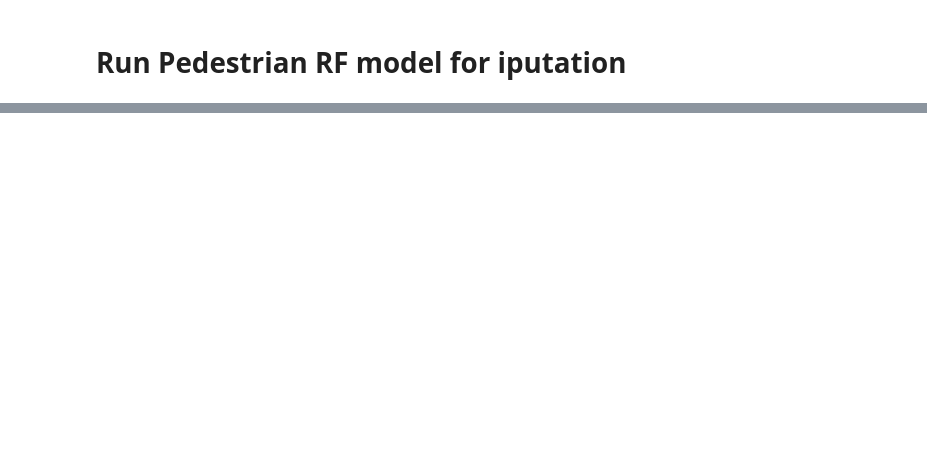
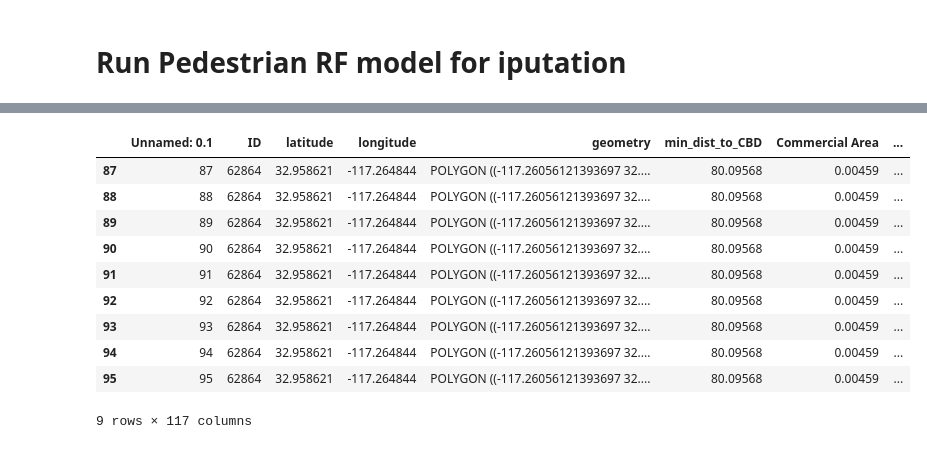
Before and after one commit to mintu07ruet/QC-Article, a Jupyter notebook: RF Model.ipynb, the cells around one changed output, grey strips where cells are left out. Saved outputs shown, nothing was run; the diff lists cells and outputs as text; code cells hidden in the pictures; blank space fills up the shorter version.

```diff
--- a/RF Model.ipynb
+++ b/RF Model.ipynb
@@ -579,0 +977,19 @@ sns.lineplot(data=pred_save, x="month", y="Predicted_MADBT")
+# %%
+# read
+papp=pd.read_csv('C:/UC Berkeley Project Backup/AT Census/Lindsey _QA/QC Article Analysis/Variables/RF_Imputation_model_data/ped_imputation_model_application_data.csv')
+papp1=papp[['month',  'min_dist_to_CBD', 'Commercial Area ',
+       'Distance to commercial area', 'retail Area ',
+       'Distance to retail area', 'industrial Area ',
+       'Distance to industrial area', 'residential Area ',
+       'Distance to residential area', 'forest Area ',
+       'Distance to forest area', 'water Area', 'Distance to water area',
+       'park Area ', 'Distance to Park Center', 'School', 'min_dist_to_school',
+       'college', 'min_dist_to_college', 'University',
+       'min_dist_to_university', 'pct_white', 'pct_African_American',
+       'pct_male', 'pct_female', 'Student Access',
+       'pct_at_least_college_education', 'HH_density', 'Median_HH_income',
+       'population_density', 'Median Age', 'employment_density',
+       'Walk Commuter', 'Percentage of Walk Commuter', 'Walk commuter density',
+       'Strava_MADT', 'Path', 'bike lane', 'bike route', 'Bike Lane',
+       'Cycle Track', 'Trail', 'cycleway', 'secondary', 'tertiary', 'primary',
+       'residential', 'service', 'trunk']]
@@ -579,0 +1000,15 @@ sns.lineplot(data=pred_save, x="month", y="Predicted_MADBT")
+# %%
+check=papp.loc[papp['ID']==62864]
+check
+# %% [output]
+|  | Unnamed: 0.1 | ID | latitude | longitude | geometry | min_dist_to_CBD | Commercial Area | ... |
+| 87 | 87 | 62864 | 32.958621 | -117.264844 | POLYGON ((-117.26056121393697 32.... | 80.09568 | 0.00459 | ... |
+| 88 | 88 | 62864 | 32.958621 | -117.264844 | POLYGON ((-117.26056121393697 32.... | 80.09568 | 0.00459 | ... |
+| 89 | 89 | 62864 | 32.958621 | -117.264844 | POLYGON ((-117.26056121393697 32.... | 80.09568 | 0.00459 | ... |
+| 90 | 90 | 62864 | 32.958621 | -117.264844 | POLYGON ((-117.26056121393697 32.... | 80.09568 | 0.00459 | ... |
+| 91 | 91 | 62864 | 32.958621 | -117.264844 | POLYGON ((-117.26056121393697 32.... | 80.09568 | 0.00459 | ... |
+| 92 | 92 | 62864 | 32.958621 | -117.264844 | POLYGON ((-117.26056121393697 32.... | 80.09568 | 0.00459 | ... |
+| 93 | 93 | 62864 | 32.958621 | -117.264844 | POLYGON ((-117.26056121393697 32.... | 80.09568 | 0.00459 | ... |
+| 94 | 94 | 62864 | 32.958621 | -117.264844 | POLYGON ((-117.26056121393697 32.... | 80.09568 | 0.00459 | ... |
+| 95 | 95 | 62864 | 32.958621 | -117.264844 | POLYGON ((-117.26056121393697 32.... | 80.09568 | 0.00459 | ... |
+9 rows × 117 columns
```
Also changed, not shown: parts of 27 cells of this notebook, 6 other files.
